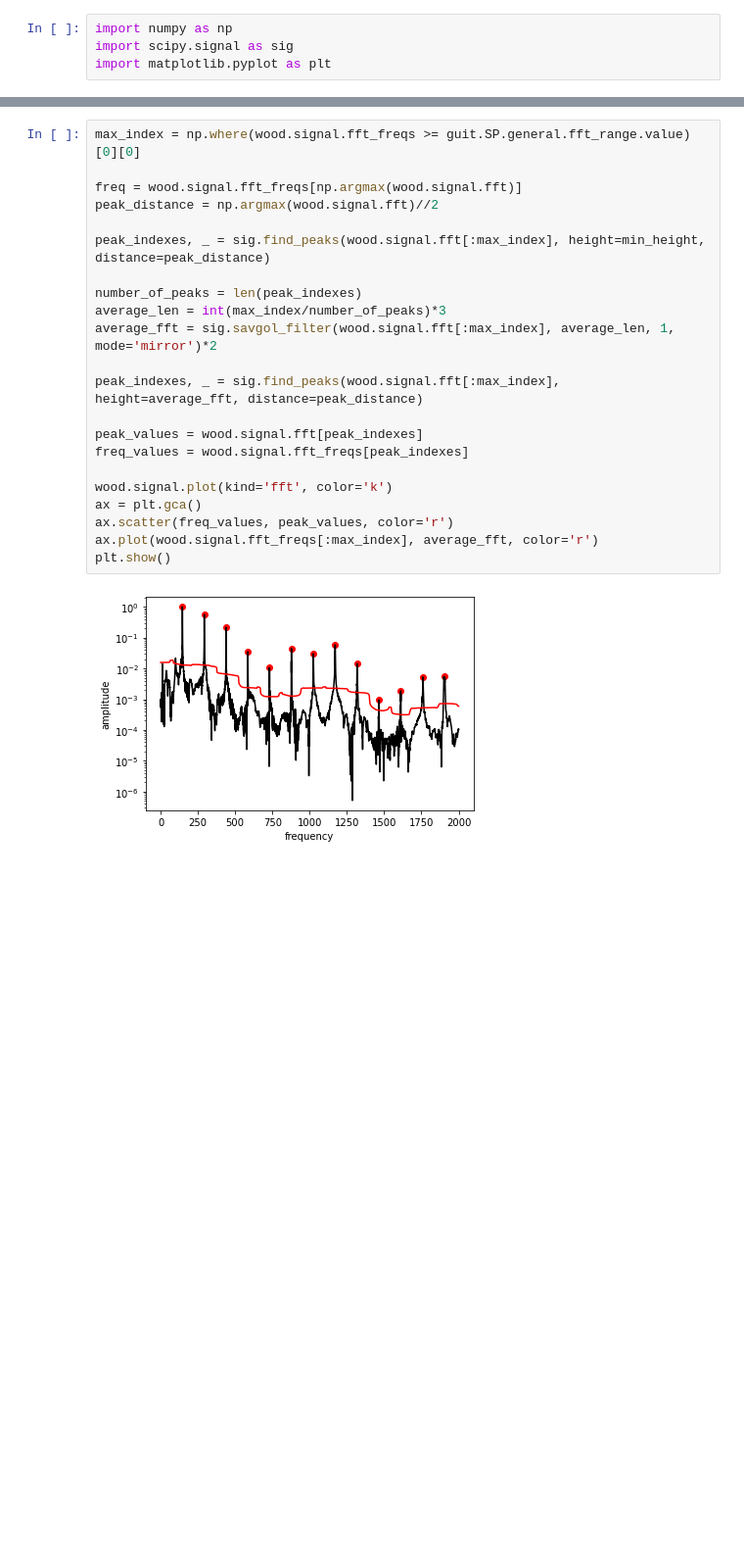
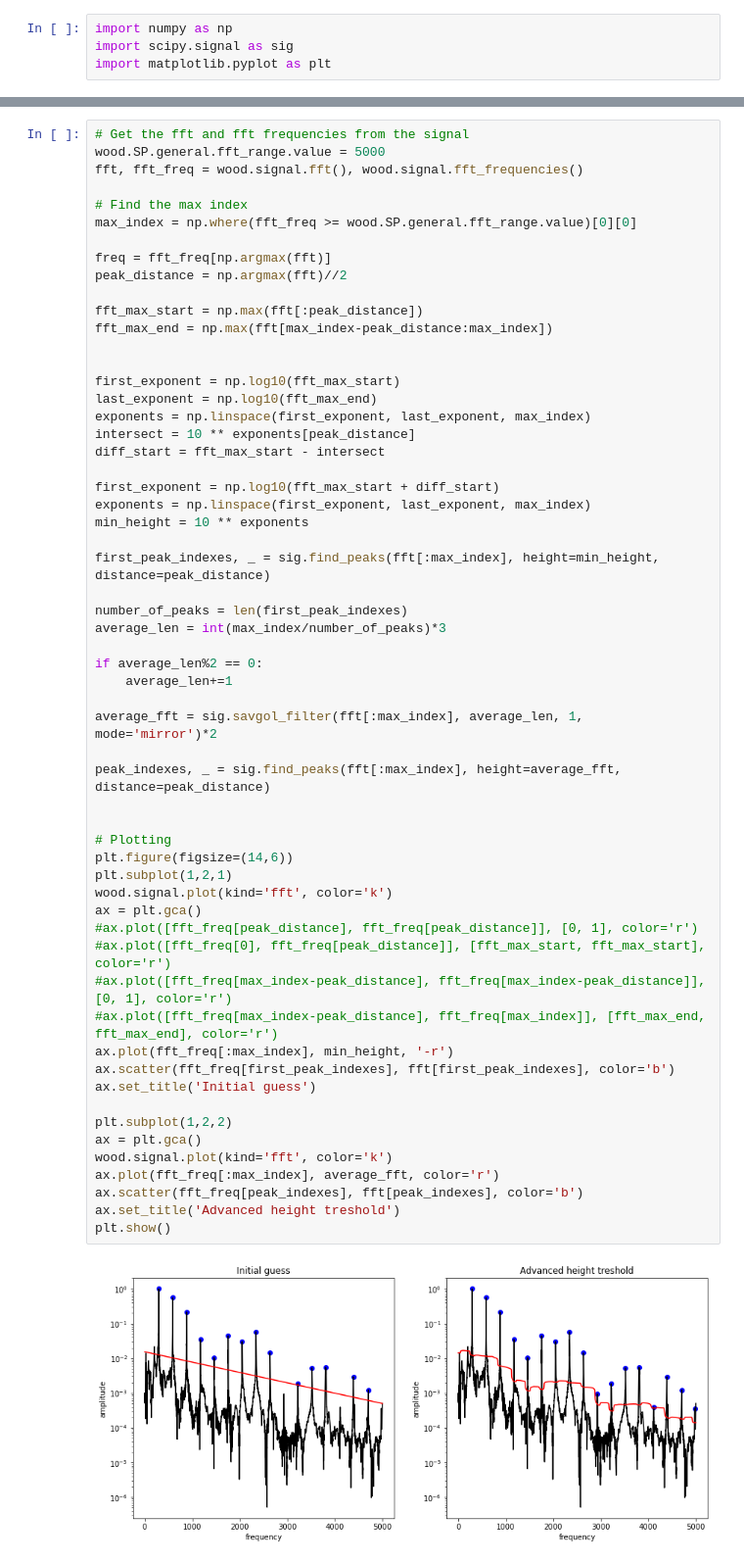
Before and after one commit to olivecha/guitarsounds, a Jupyter notebook: find_peaks_dev.ipynb, the cells around one changed output, grey strips where cells are left out. Shown: that part at 98% size. Saved outputs shown, nothing was run; the diff lists cells and outputs as text; blank space fills up the shorter version.

Commit message:
Added `peak_compare` for issue #14

```diff
--- a/find_peaks_dev.ipynb
+++ b/find_peaks_dev.ipynb
@@ -26,24 +21,60 @@ wood.signal.plot(kind='fft', color='k')
 # %%
-max_index = np.where(wood.signal.fft_freqs >= guit.SP.general.fft_range.value)[0][0]
+# Get the fft and fft frequencies from the signal
+wood.SP.general.fft_range.value = 5000
+fft, fft_freq = wood.signal.fft(), wood.signal.fft_frequencies()
 
-freq = wood.signal.fft_freqs[np.argmax(wood.signal.fft)]
-peak_distance = np.argmax(wood.signal.fft)//2
+# Find the max index
+max_index = np.where(fft_freq >= wood.SP.general.fft_range.value)[0][0]
 
-peak_indexes, _ = sig.find_peaks(wood.signal.fft[:max_index], height=min_height, distance=peak_distance)
+freq = fft_freq[np.argmax(fft)]
+peak_distance = np.argmax(fft)//2
 
-number_of_peaks = len(peak_indexes)
+fft_max_start = np.max(fft[:peak_distance])
+fft_max_end = np.max(fft[max_index-peak_distance:max_index])
+
+
+first_exponent = np.log10(fft_max_start)
+last_exponent = np.log10(fft_max_end)
+exponents = np.linspace(first_exponent, last_exponent, max_index)
+intersect = 10 ** exponents[peak_distance]
+diff_start = fft_max_start - intersect
+
+first_exponent = np.log10(fft_max_start + diff_start)
+exponents = np.linspace(first_exponent, last_exponent, max_index)
+min_height = 10 ** exponents
+
+first_peak_indexes, _ = sig.find_peaks(fft[:max_index], height=min_height, distance=peak_distance)
+
+number_of_peaks = len(first_peak_indexes)
 average_len = int(max_index/number_of_peaks)*3
-average_fft = sig.savgol_filter(wood.signal.fft[:max_index], average_len, 1, mode='mirror')*2
 
-peak_indexes, _ = sig.find_peaks(wood.signal.fft[:max_index], height=average_fft, distance=peak_distance)
+if average_len%2 == 0:
+    average_len+=1
 
-peak_values = wood.signal.fft[peak_indexes]
-freq_values = wood.signal.fft_freqs[peak_indexes]
+average_fft = sig.savgol_filter(fft[:max_index], average_len, 1, mode='mirror')*2
 
+peak_indexes, _ = sig.find_peaks(fft[:max_index], height=average_fft, distance=peak_distance)
+
+
+# Plotting
+plt.figure(figsize=(14,6))
+plt.subplot(1,2,1)
 wood.signal.plot(kind='fft', color='k')
 ax = plt.gca()
-ax.scatter(freq_values, peak_values, color='r')
-ax.plot(wood.signal.fft_freqs[:max_index], average_fft, color='r')
+#ax.plot([fft_freq[peak_distance], fft_freq[peak_distance]], [0, 1], color='r')
+#ax.plot([fft_freq[0], fft_freq[peak_distance]], [fft_max_start, fft_max_start], color='r')
+#ax.plot([fft_freq[max_index-peak_distance], fft_freq[max_index-peak_distance]], [0, 1], color='r')
+#ax.plot([fft_freq[max_index-peak_distance], fft_freq[max_index]], [fft_max_end, fft_max_end], color='r')
+ax.plot(fft_freq[:max_index], min_height, '-r')
+ax.scatter(fft_freq[first_peak_indexes], fft[first_peak_indexes], color='b')
+ax.set_title('Initial guess')
+
+plt.subplot(1,2,2)
+ax = plt.gca()
+wood.signal.plot(kind='fft', color='k')
+ax.plot(fft_freq[:max_index], average_fft, color='r')
+ax.scatter(fft_freq[peak_indexes], fft[peak_indexes], color='b')
+ax.set_title('Advanced height treshold')
 plt.show()
 # %% [output]
-[figure, old version]
+[figure, new version]
```
Also changed, not shown: parts of 11 cells of this notebook, 1 other file.
